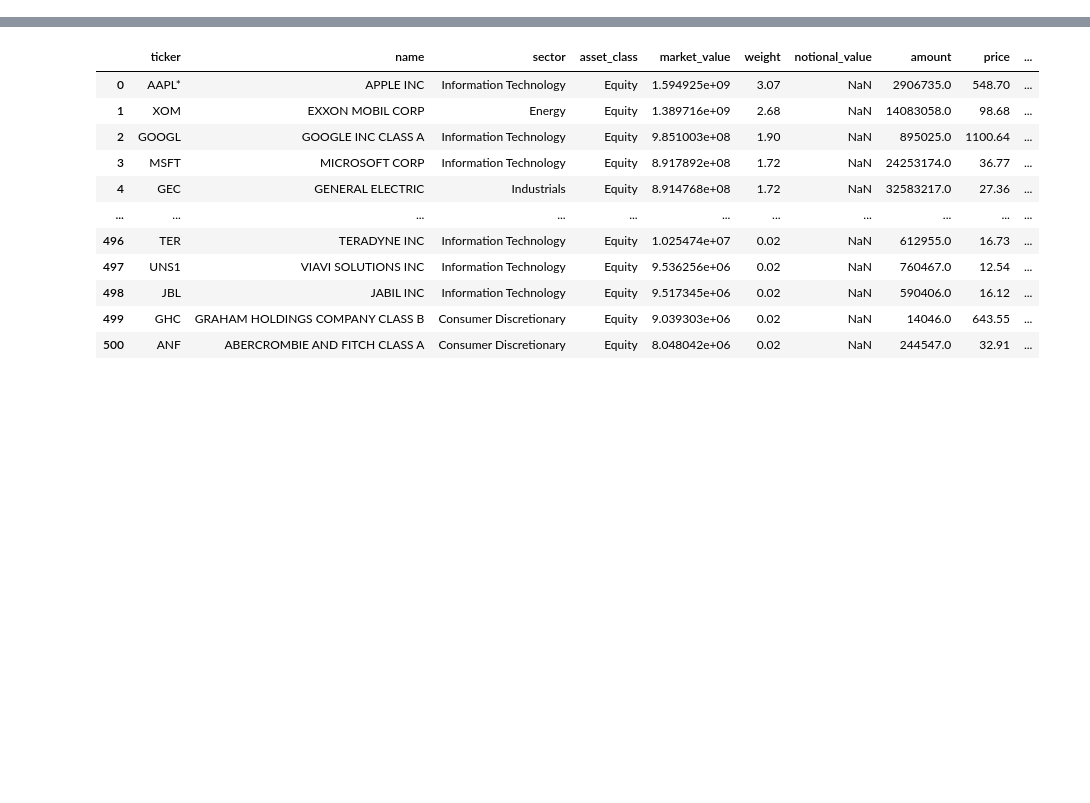
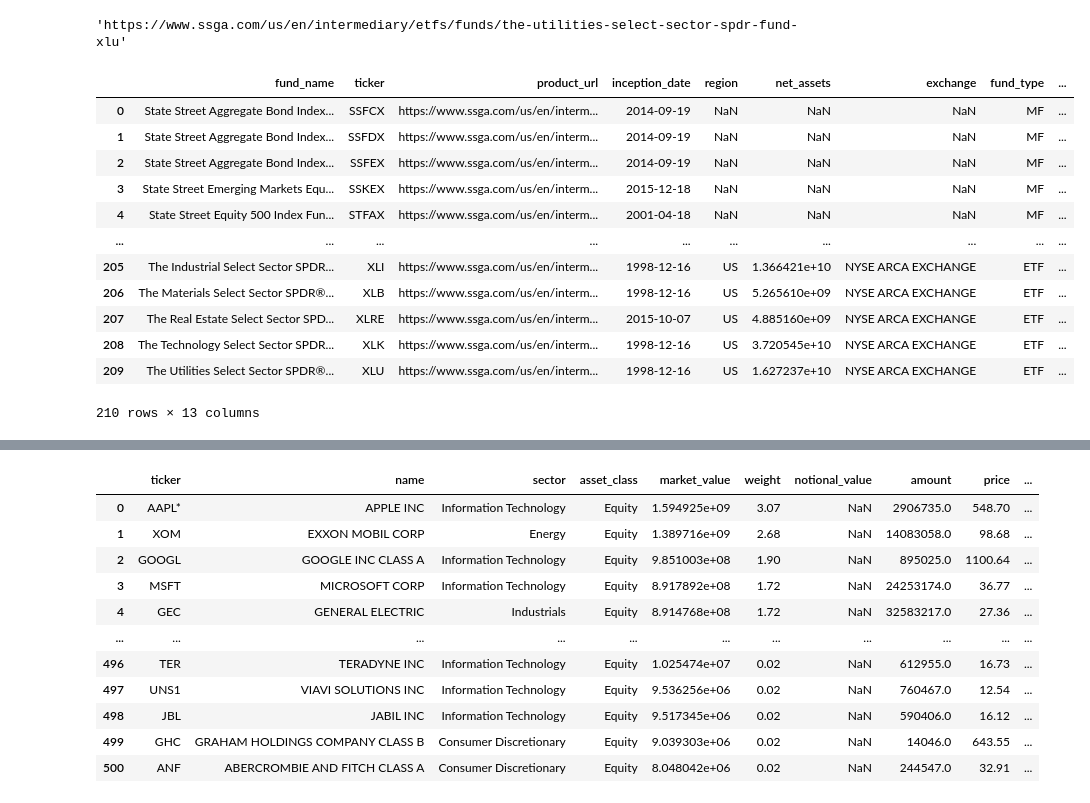
Before and after one commit to nikulpatel3141/ETF-Scraper, a Jupyter notebook: Notebooks/scripting.ipynb, the cells around one changed output, grey strips where cells are left out. Cells and saved outputs as stored; diff of their text form; code cells hidden in the pictures; blank space fills up the shorter version.

Commit message:
add None holdings parameter; add SSGA listings scraper

```diff
--- a/Notebooks/scripting.ipynb
+++ b/Notebooks/scripting.ipynb
@@ -46,0 +34,20 @@ urls[0]
+# %%
+ssga_listings['product_url'].iloc[-1]
+# %% [output]
+'https://www.ssga.com/us/en/intermediary/etfs/funds/the-utilities-select-sector-spdr-fund-xlu'
+# %%
+ssga_listings
+# %% [output]
+|  | fund_name | ticker | product_url | inception_date | region | net_assets | exchange | fund_type | ... |
+| 0 | State Street Aggregate Bond Index... | SSFCX | https://www.ssga.com/us/en/interm... | 2014-09-19 | NaN | NaN | NaN | MF | ... |
+| 1 | State Street Aggregate Bond Index... | SSFDX | https://www.ssga.com/us/en/interm... | 2014-09-19 | NaN | NaN | NaN | MF | ... |
+| 2 | State Street Aggregate Bond Index... | SSFEX | https://www.ssga.com/us/en/interm... | 2014-09-19 | NaN | NaN | NaN | MF | ... |
+| 3 | State Street Emerging Markets Equ... | SSKEX | https://www.ssga.com/us/en/interm... | 2015-12-18 | NaN | NaN | NaN | MF | ... |
+| 4 | State Street Equity 500 Index Fun... | STFAX | https://www.ssga.com/us/en/interm... | 2001-04-18 | NaN | NaN | NaN | MF | ... |
+| ... | ... | ... | ... | ... | ... | ... | ... | ... | ... |
+| 205 | The Industrial Select Sector SPDR... | XLI | https://www.ssga.com/us/en/interm... | 1998-12-16 | US | 1.366421e+10 | NYSE ARCA EXCHANGE | ETF | ... |
+| 206 | The Materials Select Sector SPDR®... | XLB | https://www.ssga.com/us/en/interm... | 1998-12-16 | US | 5.265610e+09 | NYSE ARCA EXCHANGE | ETF | ... |
+| 207 | The Real Estate Select Sector SPD... | XLRE | https://www.ssga.com/us/en/interm... | 2015-10-07 | US | 4.885160e+09 | NYSE ARCA EXCHANGE | ETF | ... |
+| 208 | The Technology Select Sector SPDR... | XLK | https://www.ssga.com/us/en/interm... | 1998-12-16 | US | 3.720545e+10 | NYSE ARCA EXCHANGE | ETF | ... |
+| 209 | The Utilities Select Sector SPDR®... | XLU | https://www.ssga.com/us/en/interm... | 1998-12-16 | US | 1.627237e+10 | NYSE ARCA EXCHANGE | ETF | ... |
+210 rows × 13 columns
```
Also changed, not shown: parts of 17 cells of this notebook, 2 other files.
